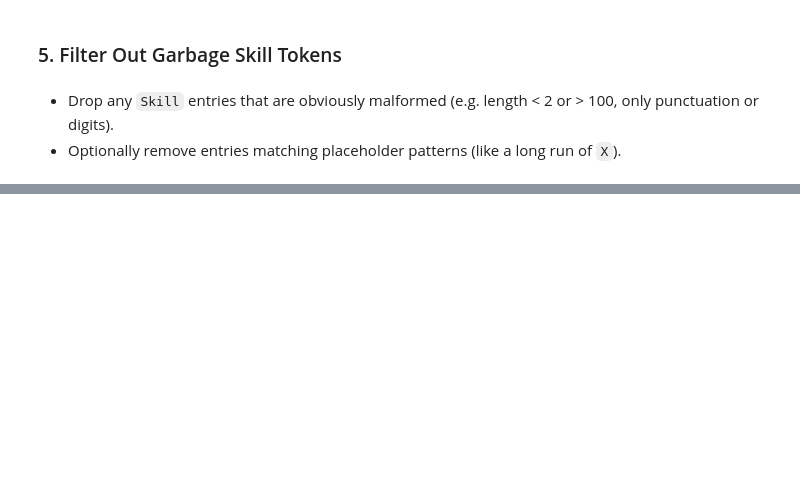
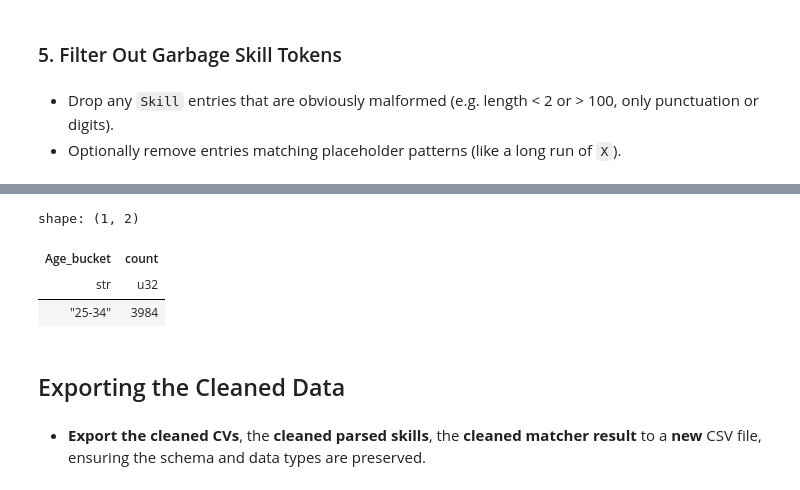
Before and after one commit to francescobaio/hiring_cv_bias, a Jupyter notebook: notebooks/data_cleaning.ipynb, the cells around one changed output, grey strips where cells are left out. Cells and saved outputs as stored; diff of their text form; code cells hidden in the pictures; blank space fills up the shorter version.

```diff
--- a/notebooks/data_cleaning.ipynb
+++ b/notebooks/data_cleaning.ipynb
@@ -477,0 +881,12 @@ reversed_skills_matching.write_csv(
+# %%
+male_candidates = reversed_skills_matching_filtered.filter(pl.col("Gender") == "Male")
+male_candidates["Age_bucket"].value_counts()
+# %% [output]
+shape: (1, 2)
+| Age_bucket | count |
+| str | u32 |
+| "25-34" | 3984 |
+# %% [markdown]
+## Exporting the Cleaned Data
+# %% [markdown]
+- **Export the cleaned CVs**, the **cleaned parsed skills**, the **cleaned matcher result** to a **new** CSV file, ensuring the schema and data types are preserved.
```
Also changed, not shown: parts of 51 cells of this notebook, 32 other files.
